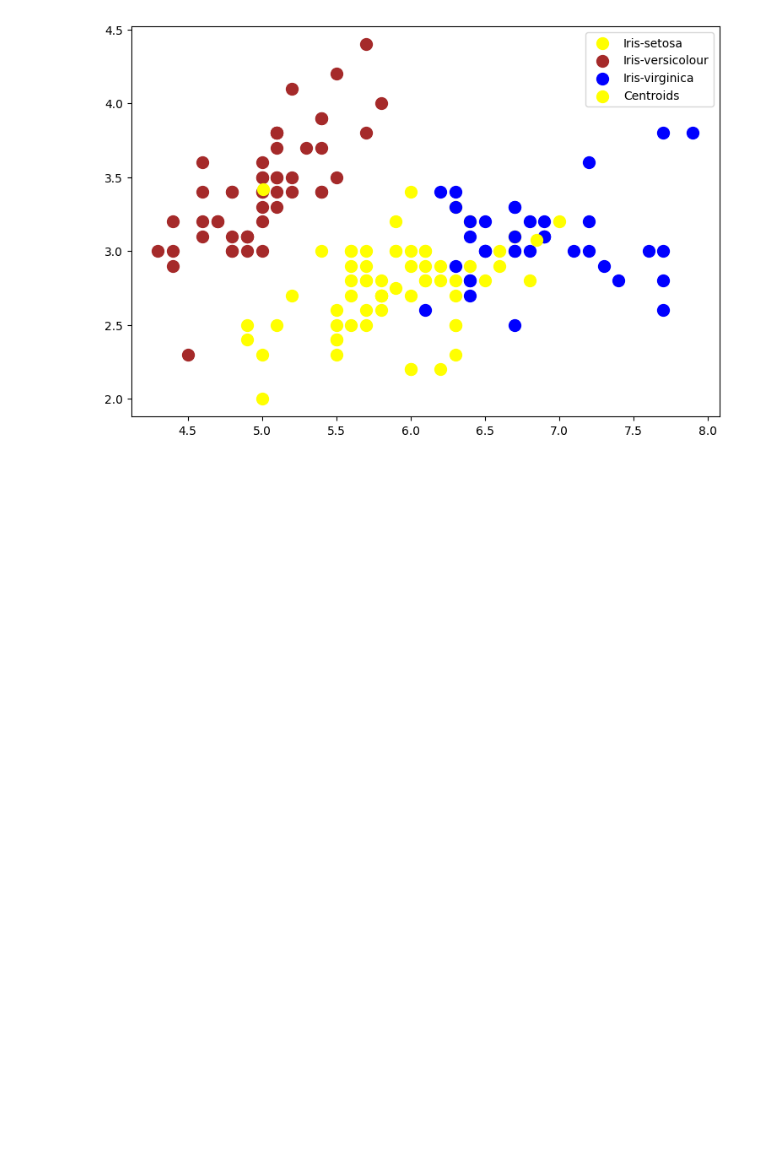
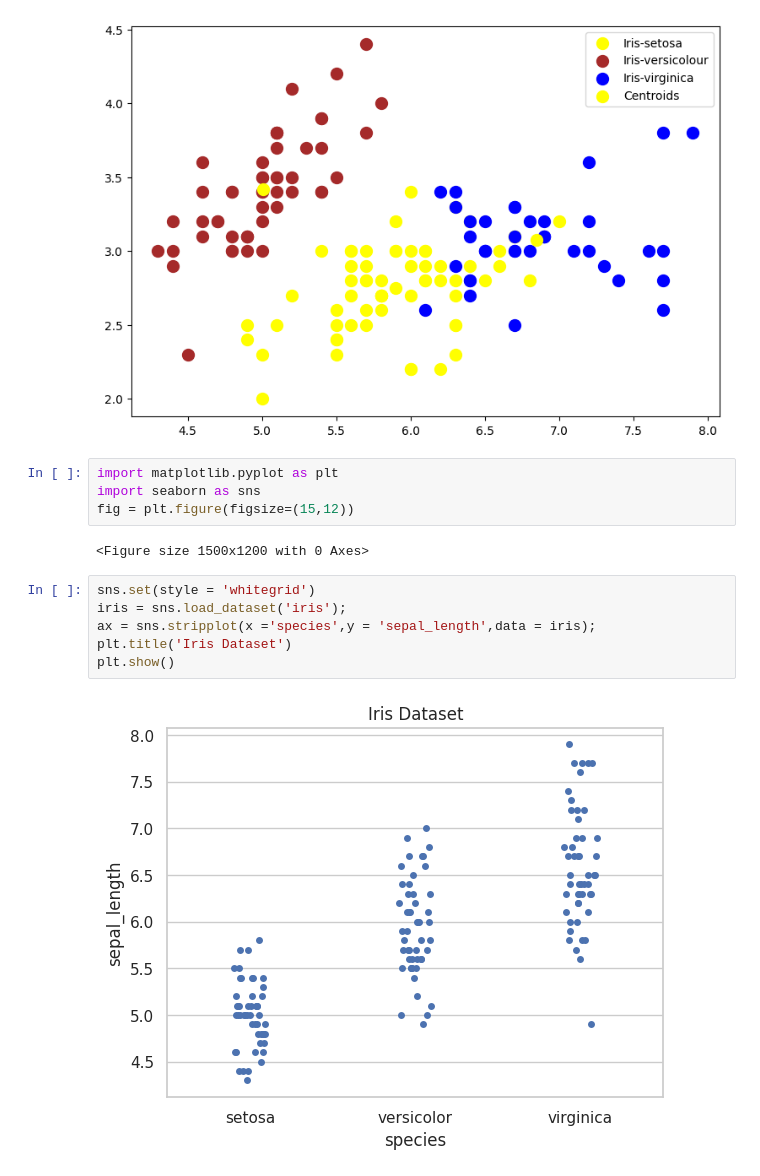
Before and after one commit to padmashree1995/sparks-foundation, a Jupyter notebook: task2_prediction_using_unsupervised_ML.ipynb, the cells around one changed output. Saved outputs shown, nothing was run; the diff lists cells and outputs as text; blank space fills up the shorter version.

```diff
--- a/task2_prediction_using_unsupervised_ML.ipynb
+++ b/task2_prediction_using_unsupervised_ML.ipynb
@@ -182,3 +186,17 @@ plt.legend()
 plt.show()
 # %% [output]
 [figure]
+# %%
+import matplotlib.pyplot as plt
+import seaborn as sns
+fig = plt.figure(figsize=(15,12))
+# %% [output]
+<Figure size 1500x1200 with 0 Axes>
+# %%
+sns.set(style = 'whitegrid')
+iris = sns.load_dataset('iris');
+ax = sns.stripplot(x ='species',y = 'sepal_length',data = iris);
+plt.title('Iris Dataset')
+plt.show()
+# %% [output]
+[figure, added]
```
Also changed, not shown: parts of 7 cells of this notebook.
